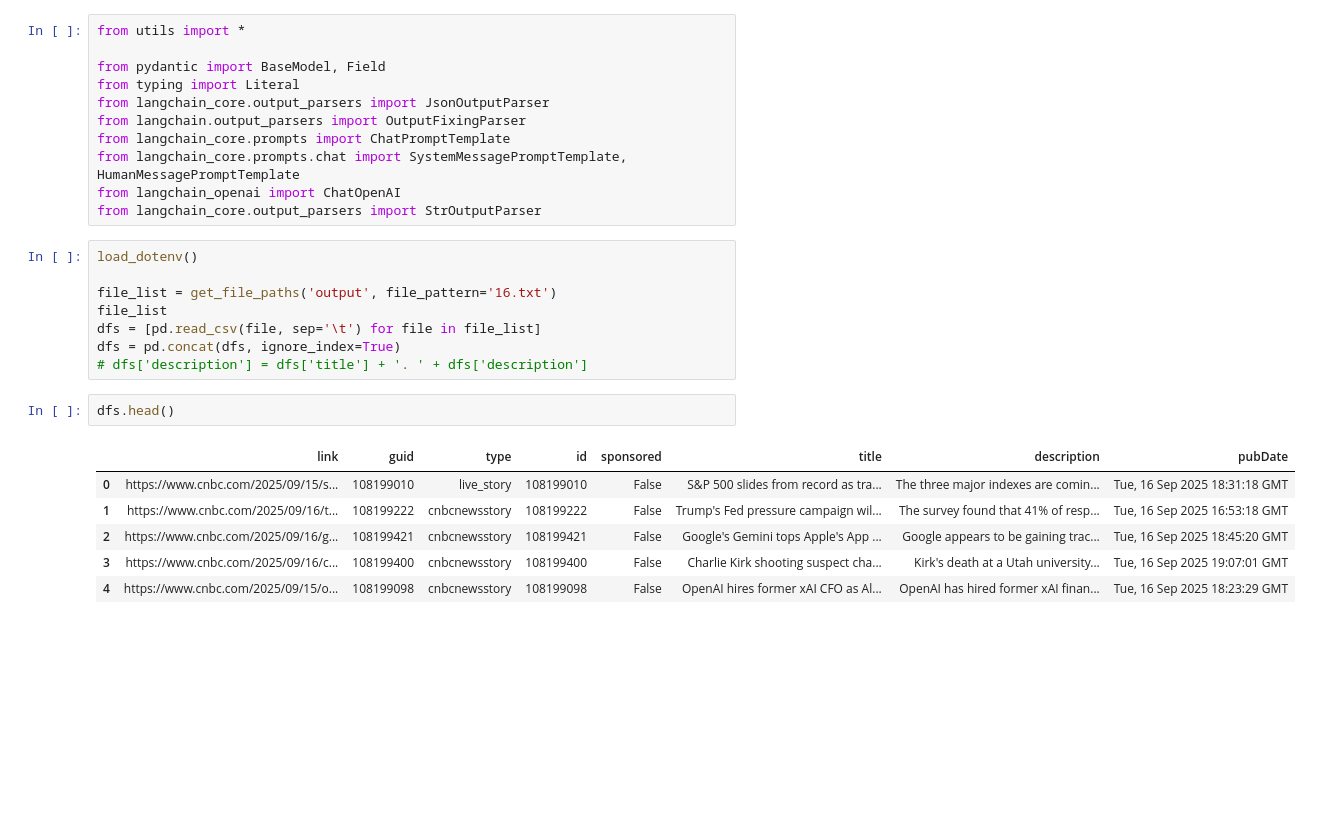
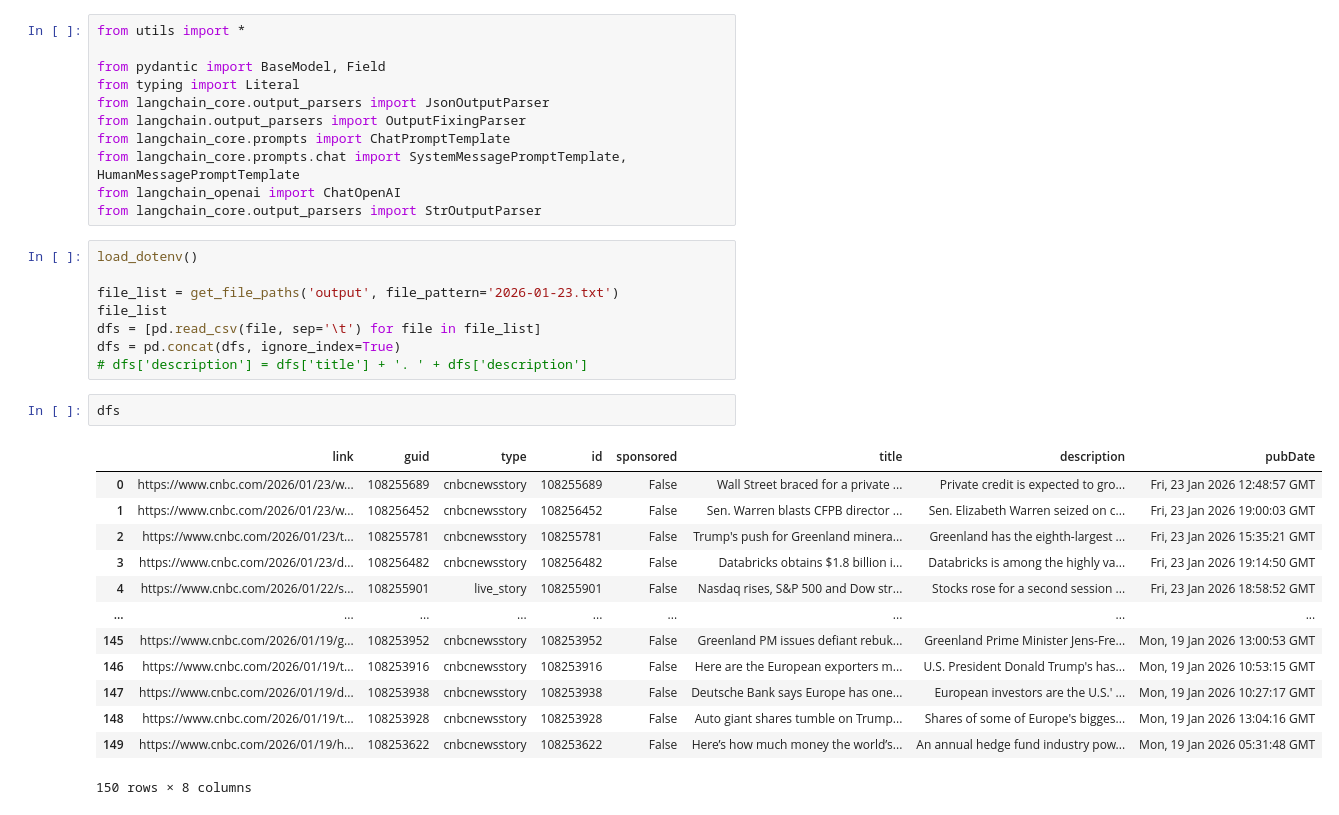
Before and after one commit to laceto/rss_feed, a Jupyter notebook: trader assistant 2.ipynb, the cells around one changed output. Saved outputs shown, nothing was run; the diff lists cells and outputs as text; blank space fills up the shorter version.

```diff
--- a/trader assistant 2.ipynb
+++ b/trader assistant 2.ipynb
@@ -12,20 +12,27 @@ from langchain_core.output_parsers import StrOutputParser
 # %%
 load_dotenv()
 
-file_list = get_file_paths('output', file_pattern='16.txt')
+file_list = get_file_paths('output', file_pattern='2026-01-23.txt')
 file_list
 dfs = [pd.read_csv(file, sep='\t') for file in file_list]
 dfs = pd.concat(dfs, ignore_index=True)
 # dfs['description'] = dfs['title'] + '. ' + dfs['description']
 # %%
-dfs.head()
+dfs
 # %% [output]
 |  | link | guid | type | id | sponsored | title | description | pubDate |
-| 0 | https://www.cnbc.com/2025/09/15/s... | 108199010 | live_story | 108199010 | False | S&P 500 slides from record as tra... | The three major indexes are comin... | Tue, 16 Sep 2025 18:31:18 GMT |
-| 1 | https://www.cnbc.com/2025/09/16/t... | 108199222 | cnbcnewsstory | 108199222 | False | Trump's Fed pressure campaign wil... | The survey found that 41% of resp... | Tue, 16 Sep 2025 16:53:18 GMT |
-| 2 | https://www.cnbc.com/2025/09/16/g... | 108199421 | cnbcnewsstory | 108199421 | False | Google's Gemini tops Apple's App ... | Google appears to be gaining trac... | Tue, 16 Sep 2025 18:45:20 GMT |
-| 3 | https://www.cnbc.com/2025/09/16/c... | 108199400 | cnbcnewsstory | 108199400 | False | Charlie Kirk shooting suspect cha... | Kirk's death at a Utah university... | Tue, 16 Sep 2025 19:07:01 GMT |
-| 4 | https://www.cnbc.com/2025/09/15/o... | 108199098 | cnbcnewsstory | 108199098 | False | OpenAI hires former xAI CFO as Al... | OpenAI has hired former xAI finan... | Tue, 16 Sep 2025 18:23:29 GMT |
+| 0 | https://www.cnbc.com/2026/01/23/w... | 108255689 | cnbcnewsstory | 108255689 | False | Wall Street braced for a private ... | Private credit is expected to gro... | Fri, 23 Jan 2026 12:48:57 GMT |
+| 1 | https://www.cnbc.com/2026/01/23/w... | 108256452 | cnbcnewsstory | 108256452 | False | Sen. Warren blasts CFPB director ... | Sen. Elizabeth Warren seized on c... | Fri, 23 Jan 2026 19:00:03 GMT |
+| 2 | https://www.cnbc.com/2026/01/23/t... | 108255781 | cnbcnewsstory | 108255781 | False | Trump's push for Greenland minera... | Greenland has the eighth-largest ... | Fri, 23 Jan 2026 15:35:21 GMT |
+| 3 | https://www.cnbc.com/2026/01/23/d... | 108256482 | cnbcnewsstory | 108256482 | False | Databricks obtains $1.8 billion i... | Databricks is among the highly va... | Fri, 23 Jan 2026 19:14:50 GMT |
+| 4 | https://www.cnbc.com/2026/01/22/s... | 108255901 | live_story | 108255901 | False | Nasdaq rises, S&P 500 and Dow str... | Stocks rose for a second session ... | Fri, 23 Jan 2026 18:58:52 GMT |
+| ... | ... | ... | ... | ... | ... | ... | ... | ... |
+| 145 | https://www.cnbc.com/2026/01/19/g... | 108253952 | cnbcnewsstory | 108253952 | False | Greenland PM issues defiant rebuk... | Greenland Prime Minister Jens-Fre... | Mon, 19 Jan 2026 13:00:53 GMT |
+| 146 | https://www.cnbc.com/2026/01/19/t... | 108253916 | cnbcnewsstory | 108253916 | False | Here are the European exporters m... | U.S. President Donald Trump's has... | Mon, 19 Jan 2026 10:53:15 GMT |
+| 147 | https://www.cnbc.com/2026/01/19/d... | 108253938 | cnbcnewsstory | 108253938 | False | Deutsche Bank says Europe has one... | European investors are the U.S.' ... | Mon, 19 Jan 2026 10:27:17 GMT |
+| 148 | https://www.cnbc.com/2026/01/19/t... | 108253928 | cnbcnewsstory | 108253928 | False | Auto giant shares tumble on Trump... | Shares of some of Europe's bigges... | Mon, 19 Jan 2026 13:04:16 GMT |
+| 149 | https://www.cnbc.com/2026/01/19/h... | 108253622 | cnbcnewsstory | 108253622 | False | Here’s how much money the world’s... | An annual hedge fund industry pow... | Mon, 19 Jan 2026 05:31:48 GMT |
+150 rows × 8 columns
 # %%
 docs = df_to_docs(dfs, content_column='description', metadata_columns=['link', 'guid', 'type', 'id', 'sponsored', 'pubDate'])
 docs[:6]
```
Also changed, not shown: parts of 26 cells of this notebook.
